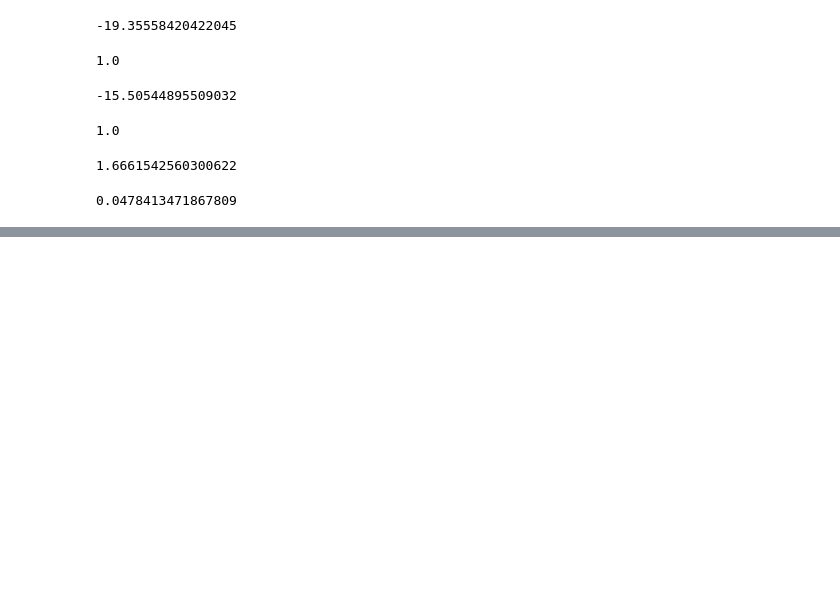
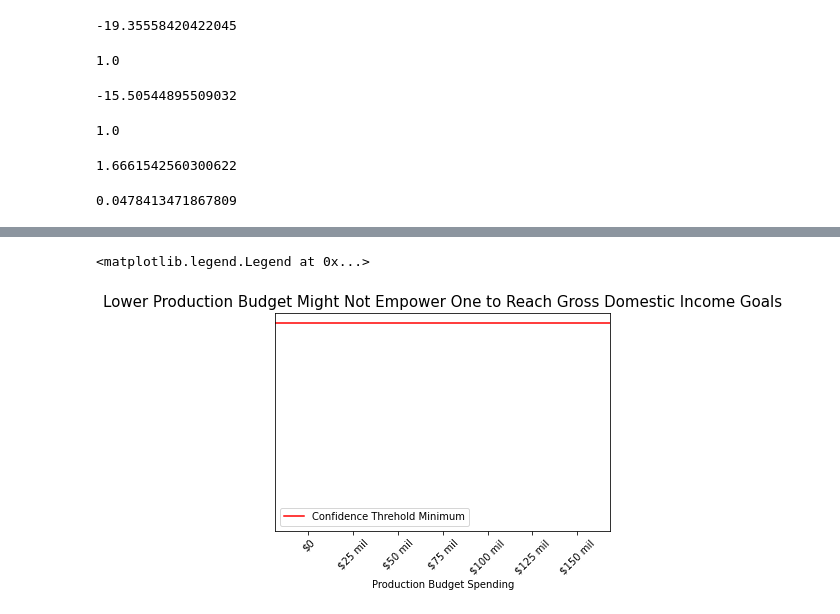
Before and after one commit to myleshansen/deloitte-intensive-capstone, a Jupyter notebook: Statistical Analysis Isabelle-Copy1.ipynb, the cells around one changed output, grey strips where cells are left out. Saved outputs shown, nothing was run; the diff lists cells and outputs as text; code cells hidden in the pictures; blank space fills up the shorter version.

```diff
--- a/Statistical Analysis Isabelle-Copy1.ipynb
+++ b/Statistical Analysis Isabelle-Copy1.ipynb
@@ -446,0 +474,18 @@ plt.legend(loc = 'upper left')
+# %%
+data1 = {'$0' : 0,'$25 mil': 0, '$50 mil': 0, '$75 mil': 0, '$100 mil': 0, '$125 mil': 0, '$150 mil': 0}
+names1 = list(data1.keys())
+values1 = list(data1.values())
+
+plt.bar(range(len(data1)), values1, tick_label=names1)
+plt.axhline(y = 1, color = 'r', linestyle = '-', label = 'Confidence Threhold Minimum')
+plt.xticks(rotation = 45)
+plt.yticks([])
+plt.tick_params(left=False)
+#plt.ylabel('Confidence Score')
+plt.xlabel('Production Budget Spending', fontsize=10)
+plt.title('Lower Production Budget Might Not Empower One to Reach Gross Domestic Income Goals', fontsize=15)
+plt.legend(loc = 'lower left')
+#plt.suptitle('The more production budget the more confidence gross domestic income will reach at least $99,478,358.79')
+# %% [output]
+<matplotlib.legend.Legend at 0x...>
+[figure, added]
```
Also changed, not shown: parts of 22 cells of this notebook.
